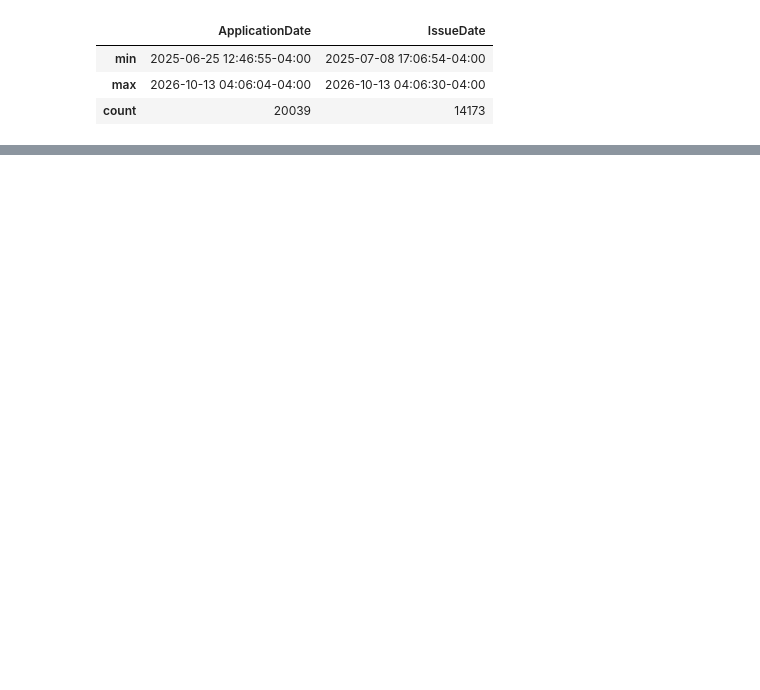
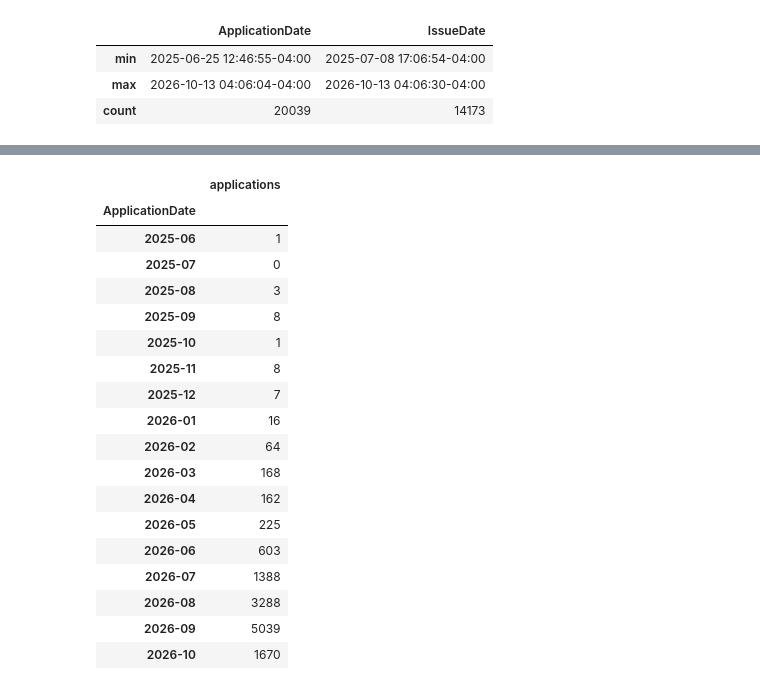
Before and after one commit to taj771/cs12-ddot-assessment, a Jupyter notebook: python_test/enrichment/step1_explore_layer24.ipynb, the cells around one changed output, grey strips where cells are left out. Cells and saved outputs as stored; diff of their text form; code cells hidden in the pictures; blank space fills up the shorter version.

Commit message:
Explore permit dates and statuses

```diff
--- a/python_test/enrichment/step1_explore_layer24.ipynb
+++ b/python_test/enrichment/step1_explore_layer24.ipynb
@@ -80,0 +118,6 @@ permits[["ApplicationDate", "IssueDate"]].agg(["min", "max", "count"])
+# %%
+# Applications per week around the start of 2026: is anything missing?
+# (counting unique applications, not location rows)
+by_application = permits.drop_duplicates("TrackingNumber").set_index("ApplicationDate")
+weekly = by_application.resample("W-SUN")["TrackingNumber"].count()
+weekly["2025-11-01":"2026-03-15"].to_frame("applications")
@@ -80,0 +143,25 @@ permits[["ApplicationDate", "IssueDate"]].agg(["min", "max", "count"])
+# %%
+# Applications per month for the whole layer
+monthly = by_application.resample("MS")["TrackingNumber"].count()
+monthly.index = monthly.index.strftime("%Y-%m")
+monthly.to_frame("applications")
+# %% [output]
+|  | applications |
+| ApplicationDate |  |
+| 2025-06 | 1 |
+| 2025-07 | 0 |
+| 2025-08 | 3 |
+| 2025-09 | 8 |
+| 2025-10 | 1 |
+| 2025-11 | 8 |
+| 2025-12 | 7 |
+| 2026-01 | 16 |
+| 2026-02 | 64 |
+| 2026-03 | 168 |
+| 2026-04 | 162 |
+| 2026-05 | 225 |
+| 2026-06 | 603 |
+| 2026-07 | 1388 |
+| 2026-08 | 3288 |
+| 2026-09 | 5039 |
+| 2026-10 | 1670 |
```
Also changed, not shown: parts of 8 cells of this notebook.
